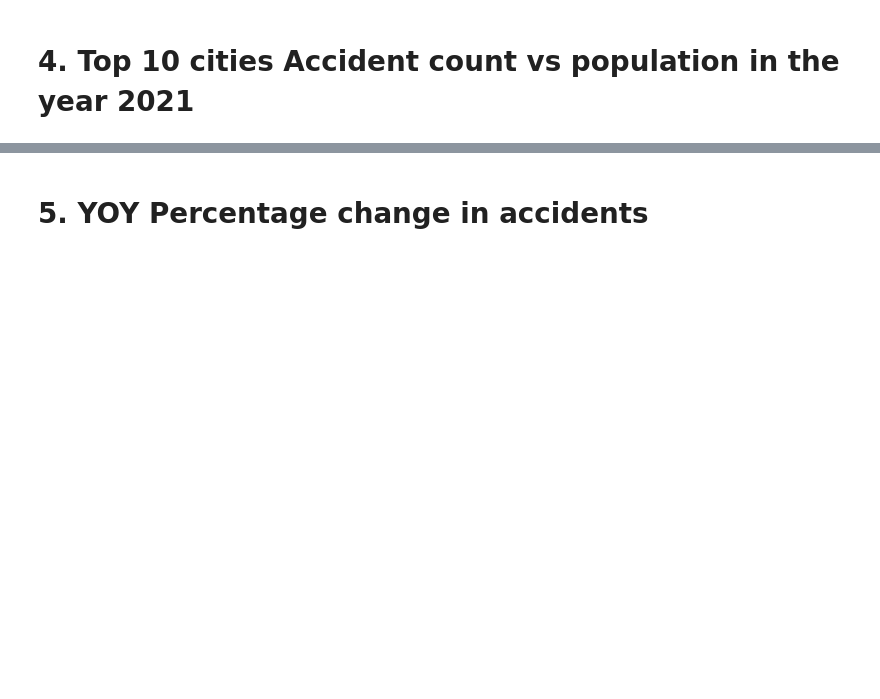
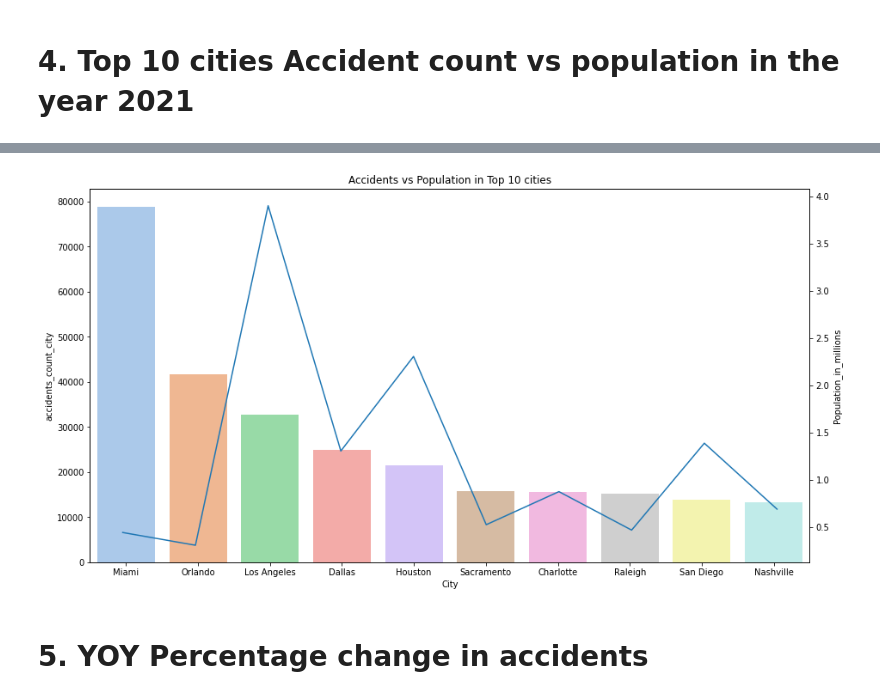
Before and after one commit to sd4601/Traffic-Accidents-Analysis, a Jupyter notebook: Traffic_accident_analysis.ipynb, the cells around one changed output, grey strips where cells are left out. Drawn from its saved outputs; the diff is of its cells as text; code cells hidden in the pictures; blank space fills up the shorter version.

```diff
--- a/Traffic_accident_analysis.ipynb
+++ b/Traffic_accident_analysis.ipynb
@@ -139,10 +145,10 @@ Command killed by keyboard interrupt
 # %%
 # Get the accident count per state per year
 accidents_df.select(year("Start_Time").alias("Start_Year"))
-data = accidents_df.withColumn("Start_Year", year(accidents_df["Start_Time"]))
-data.registerTempTable("data")
+data_with_year = accidents_df.withColumn("Start_Year", year(accidents_df["Start_Time"]))
+data_with_year.registerTempTable("data_with_year")
 data_state_acc_count = sqlContext.sql(
-    "SELECT Start_Year,State, count(ID) as accidents_count FROM data group by Start_Year,State "
+    "SELECT Start_Year,State, count(ID) as accidents_count FROM data_with_year group by Start_Year,State "
 )
 data_state_acc_count
 # %% [output]
@@ -221,9 +223,9 @@ plt.show()
 # 2. Top 10 cities with the highest accident count in decreasing order in year 2021
 # %%
 # Get the top 10 cities with accident count in year 2021
-data.registerTempTable("data")
+data_with_year.registerTempTable("data_with_year")
 city_acc_count_2021 = sqlContext.sql(
-    "SELECT Start_Year,State,City, count(ID) as accidents_count_city FROM data where Start_Year = 2021 \
+    "SELECT Start_Year,State,City, count(ID) as accidents_count_city FROM data_with_year where Start_Year = 2021 \
     group by Start_Year,City,State order by accidents_count_city desc limit 10"
 )
 city_acc_count_2021.show()
@@ -310,34 +353,39 @@ city_acc_count_2021_pd_with_pop['Population_in_millions'] = city_acc_count_2021_
 # %%
 #plot accident count vs population for the top 10 cities
 plt.figure(figsize=(15,8))
+city_acc_count_2021_pd_with_pop = state_acc_count_2021_with_pop.toPandas()
+city_acc_count_2021_pd_with_pop['Population_in_millions'] = city_acc_count_2021_pd_with_pop['sum(Population)'].apply(lambda x: x/1000000)
+city_acc_count_2021_pd_with_pop = city_acc_count_2021_pd_with_pop.sort_values(by=['accidents_count_city'],ascending=False)
 
 dfLstack = city_acc_count_2021_pd_with_pop
 dfTstack = city_acc_count_2021_pd_with_pop
 
 # plot first graph
 ax = sns.barplot(y='accidents_count_city', x='City',
                  data=dfLstack, palette='pastel')
 
 # create second independent axes overlayed on the first
 # is is important to use a different label
 ax2 = ax.figure.add_subplot(111, label='line')
 
 # plot second graph
 sns.lineplot(y='Population_in_millions', x='City', data=dfTstack,
              palette='pastel', ax=ax2, legend=False)
 
 # align the x-axis, remove the background, (re)move the ticks
 # barplot has a xlim from -0.5 to n+0.5
 #ax2.set_xlim(dfT['date'].min()-0.5, dfT['date'].max()+0.5)
 # remove white background
 ax2.set_facecolor('None')
 # remove duplicated x-axis (check first that it is properly aligned)
 ax2.xaxis.set_visible(False)
 # move the y-ticks to the right
 ax2.yaxis.tick_right()
 #ax2.ylabel.tick_right()
 ax2.yaxis.set_label_position("right")
 plt.title('Accidents vs Population in Top 10 cities')
 plt.show()
+# %% [output]
+[figure, added]
 # %% [markdown]
 # 5. YOY Percentage change in accidents
```
Also changed, not shown: parts of 65 cells of this notebook.
